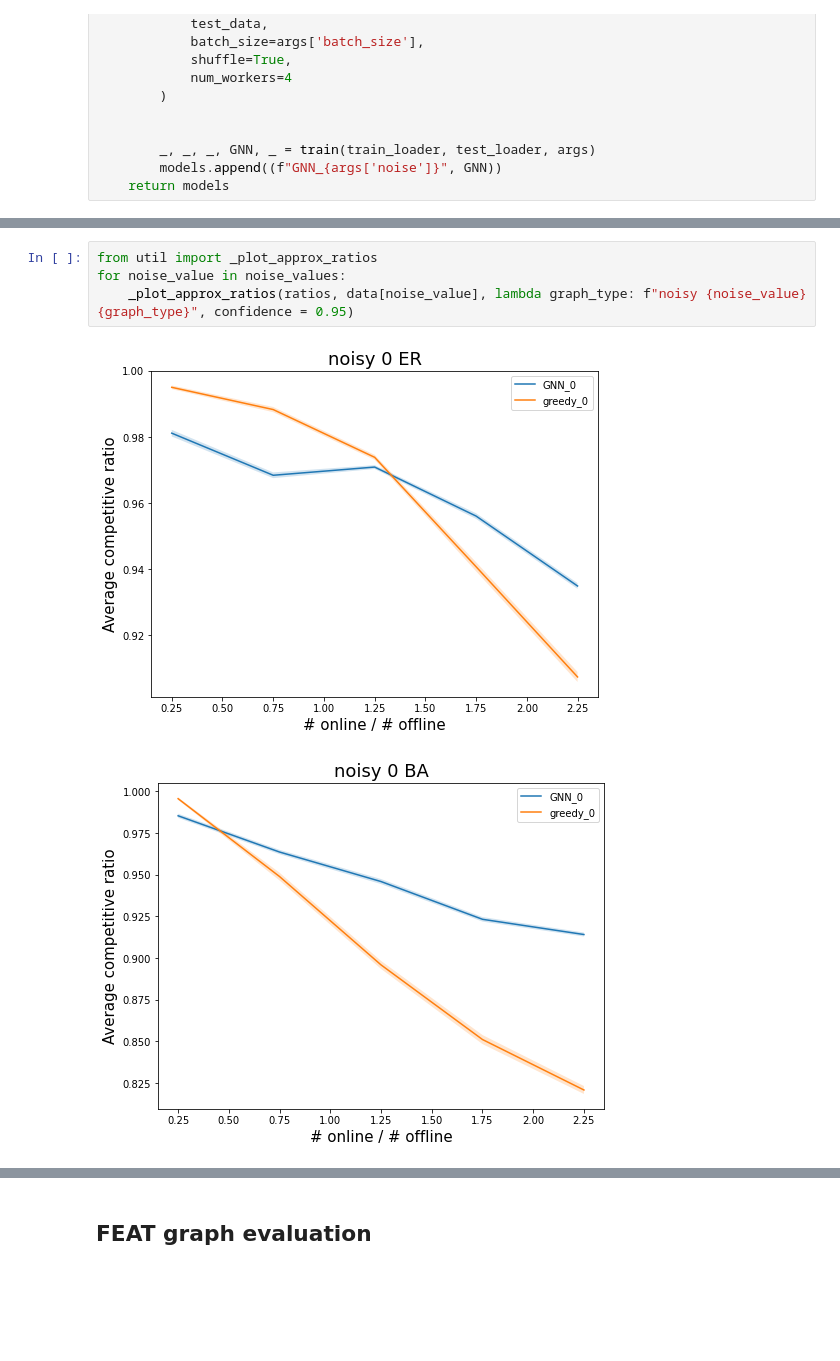
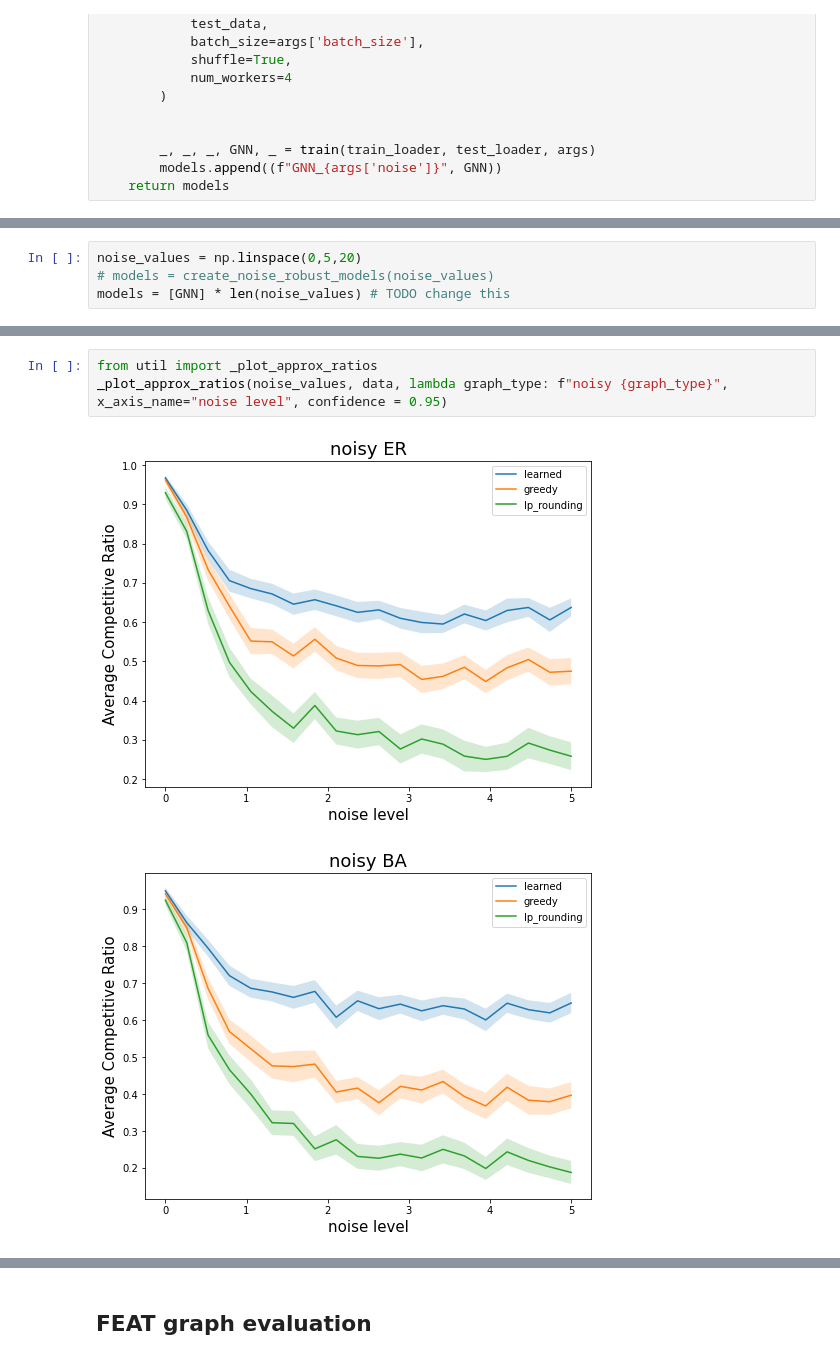
Before and after one commit to anders-wikum/GNN-OBM, a Jupyter notebook: notebooks/base_learner.ipynb, the cells around one changed output, grey strips where cells are left out. Drawn from its saved outputs; the diff is of its cells as text; blank space fills up the shorter version.

```diff
--- a/notebooks/base_learner.ipynb
+++ b/notebooks/base_learner.ipynb
@@ -647 +740,5 @@ TRAINING LOSS: 0.03211249415230047
+# %%
+noise_values = np.linspace(0,5,20)
+# models = create_noise_robust_models(noise_values)
+models = [GNN] * len(noise_values) # TODO change this
 # %%
@@ -725,7 +814,6 @@ Evaluating model for noise 0.1
 # %%
 from util import _plot_approx_ratios
-for noise_value in noise_values:
-	_plot_approx_ratios(ratios, data[noise_value], lambda graph_type: f"noisy {noise_value} {graph_type}", confidence = 0.95)
+_plot_approx_ratios(noise_values, data, lambda graph_type: f"noisy {graph_type}", x_axis_name="noise level", confidence = 0.95)
 # %% [output]
-[figure, old version]
+[figure, new version]
-[figure, old version]
+[figure, new version]
```
Also changed, not shown: parts of 17 cells of this notebook, 9 other files.
